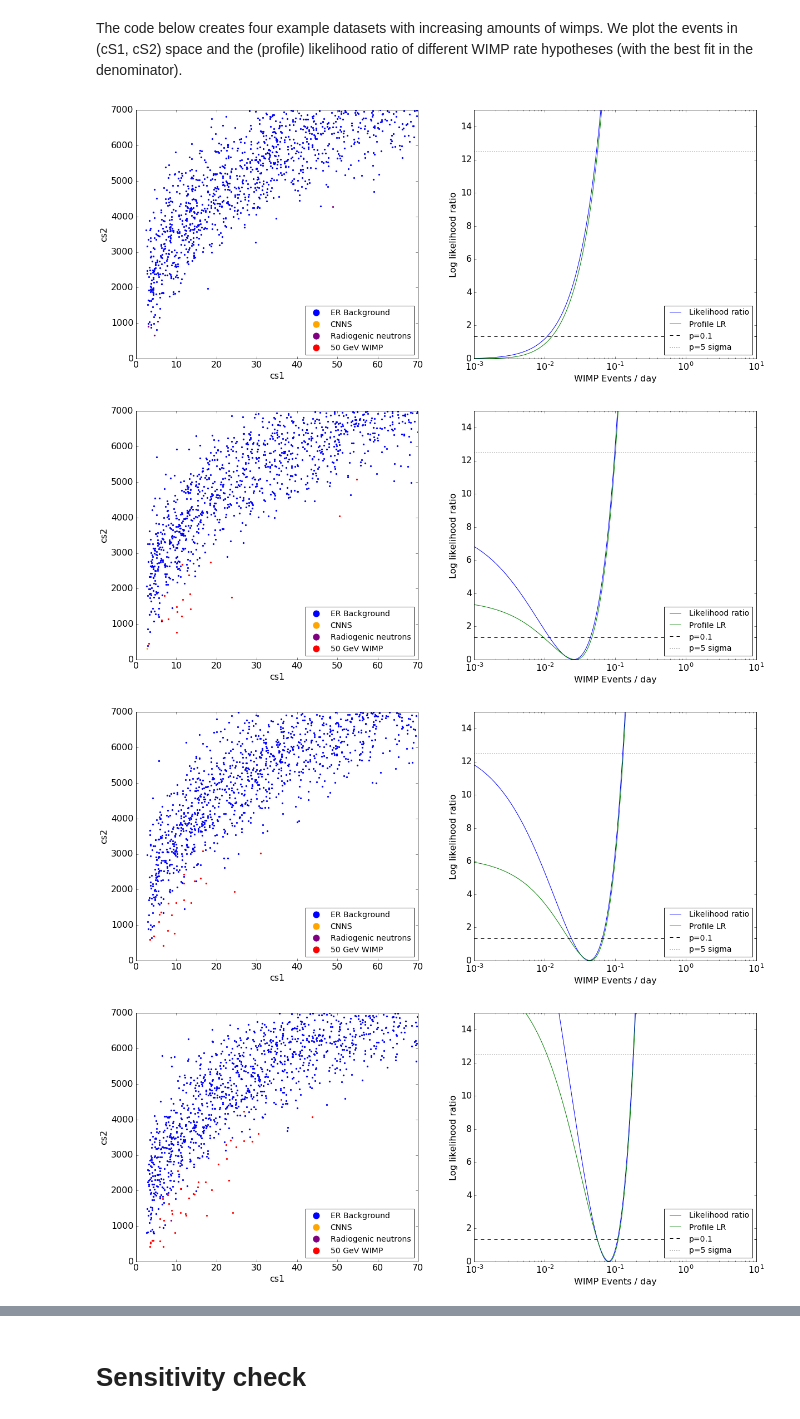
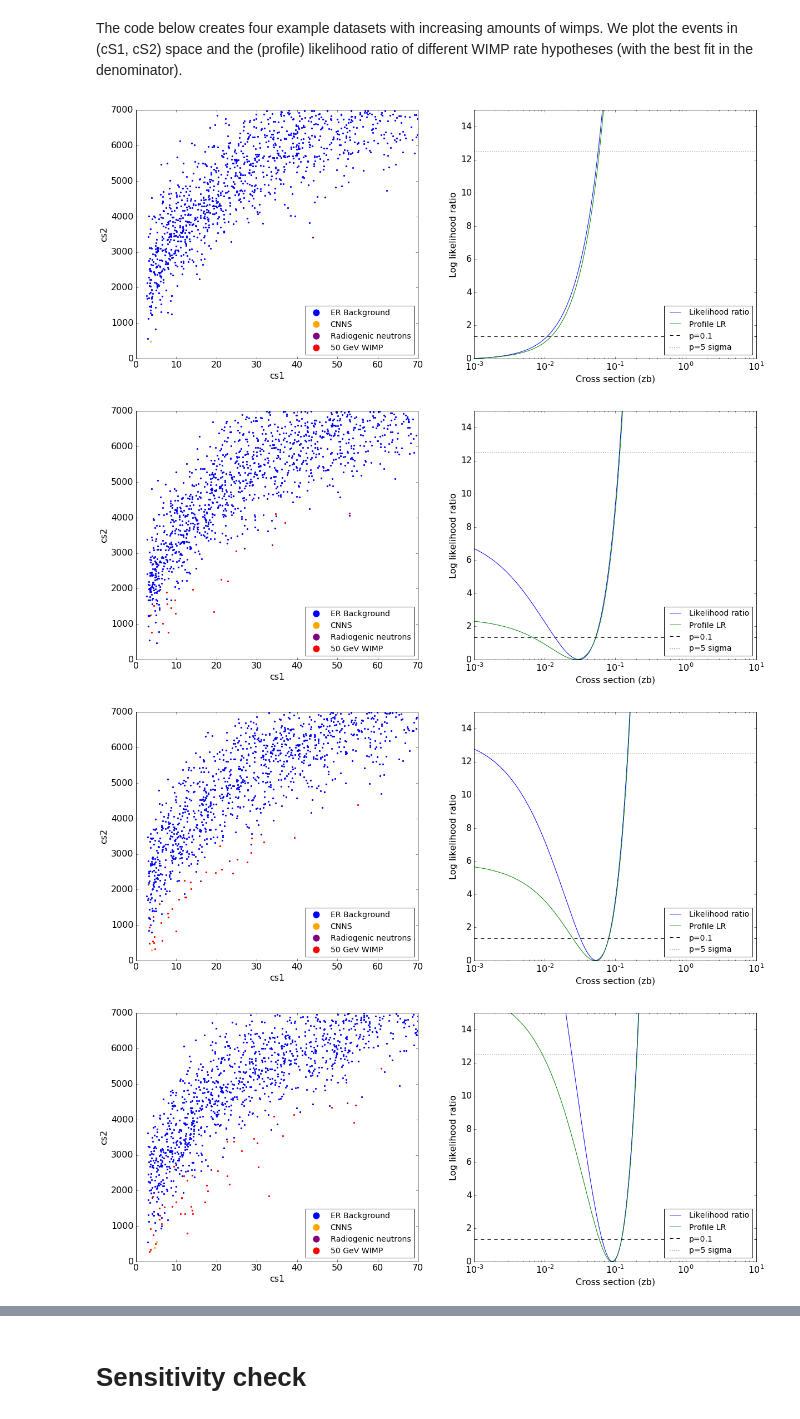
Before and after one commit to XENON1T/laidbax, a Jupyter notebook: notebooks/Simple WIMP analysis.ipynb, the cells around one changed output, grey strips where cells are left out. Saved outputs shown, nothing was run; the diff lists cells and outputs as text; code cells hidden in the pictures.

```diff
--- a/notebooks/Simple WIMP analysis.ipynb
+++ b/notebooks/Simple WIMP analysis.ipynb
@@ -39,32 +41,32 @@ The code below creates four example datasets with increasing amounts of wimps. W
 # %%
 rate_multipliers = (0, 2e-2, 5e-2, 1e-1)
 for i, mult in enumerate(rate_multipliers):
     f, (ax1, ax2) = plt.subplots(1, 2, figsize=(20, 8))
     plt.sca(ax1)
 
     d = lf.base_model.simulate(rate_multipliers=dict(wimp_50gev=mult))
 
     lf.base_model.show(d)
     plt.legend(loc='lower right', scatterpoints=1, markerscale=5, fontsize=14)
 
     plt.sca(ax2)
     lf.set_data(d)
     plf.set_data(d)
-    space = ('wimp_50gev_rate', np.logspace(-3, 1, 200))
+    space = ('wimp_50gev_rate_multiplier', np.logspace(-3, 1, 200))
     plot_likelihood_ratio(lf, space,plot_kwargs=dict(label='Likelihood ratio'))
     plot_likelihood_ratio(plf, space, plot_kwargs=dict(label='Profile LR'))
 
     # p=0.1 line from Wilks' theorem
     plt.axhline(stats.chi2(1).ppf(0.9)/2,
                 label='p=0.1', color='k', linestyle='--')
     plt.axhline(stats.chi2(1).ppf(stats.norm.cdf(5) - stats.norm.cdf(-5))/2,
                 label='p=5 sigma', color='k', linestyle=':')
     plt.legend(frameon=True, loc='lower right', fontsize=14)
-    plt.xlabel("WIMP Events / day")
+    plt.xlabel("Cross section (zb)")
     plt.xscale('log')
     plt.show()
 # %% [output]
-[figure, old version]
+[figure, new version]
-[figure, old version]
+[figure, new version]
-[figure, old version]
+[figure, new version]
-[figure, old version]
+[figure, new version]
```
Also changed, not shown: parts of 14 cells of this notebook, 1 other file.
